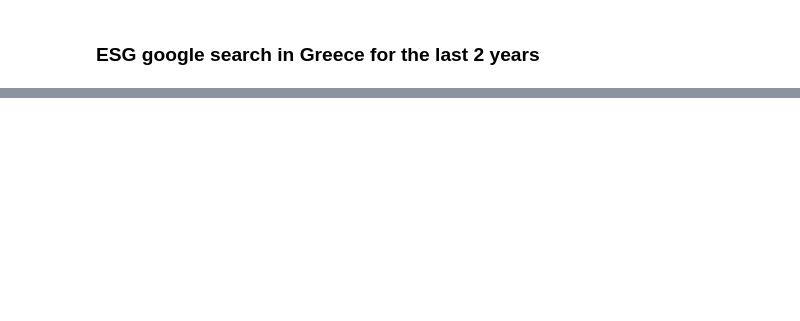
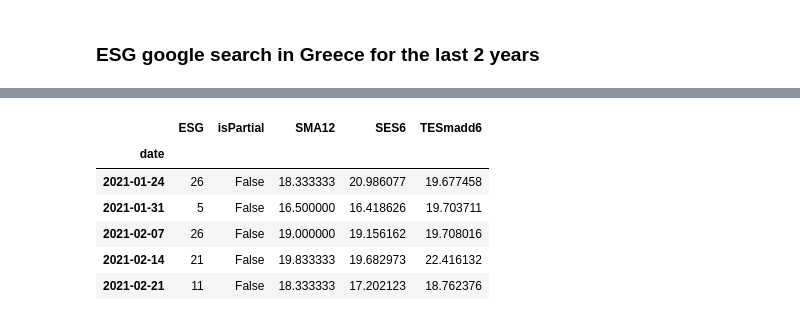
Before and after one commit to GiorgosAnastasakos/GreekESGenergyCompaniesPowerBI_PythonTimesSeriesAnalysis, a Jupyter notebook: GreekGoogleTrendsEsg_TimesSeriesAnalysisPython.ipynb, the cells around one changed output, grey strips where cells are left out. Cells and saved outputs as stored; diff of their text form; code cells hidden in the pictures; blank space fills up the shorter version.

```diff
--- a/GreekGoogleTrendsEsg_TimesSeriesAnalysisPython.ipynb
+++ b/GreekGoogleTrendsEsg_TimesSeriesAnalysisPython.ipynb
@@ -77,0 +102,10 @@ df[['ESG', 'SMA12', 'SES6', 'TESmadd6']]['2021-01-01':].plot(title='Interest las
+# %%
+train.tail()
+# %% [output]
+|  | ESG | isPartial | SMA12 | SES6 | TESmadd6 |
+| date |  |  |  |  |  |
+| 2021-01-24 | 26 | False | 18.333333 | 20.986077 | 19.677458 |
+| 2021-01-31 | 5 | False | 16.500000 | 16.418626 | 19.703711 |
+| 2021-02-07 | 26 | False | 19.000000 | 19.156162 | 19.708016 |
+| 2021-02-14 | 21 | False | 19.833333 | 19.682973 | 22.416132 |
+| 2021-02-21 | 11 | False | 18.333333 | 17.202123 | 18.762376 |
```
Also changed, not shown: parts of 15 cells of this notebook.
